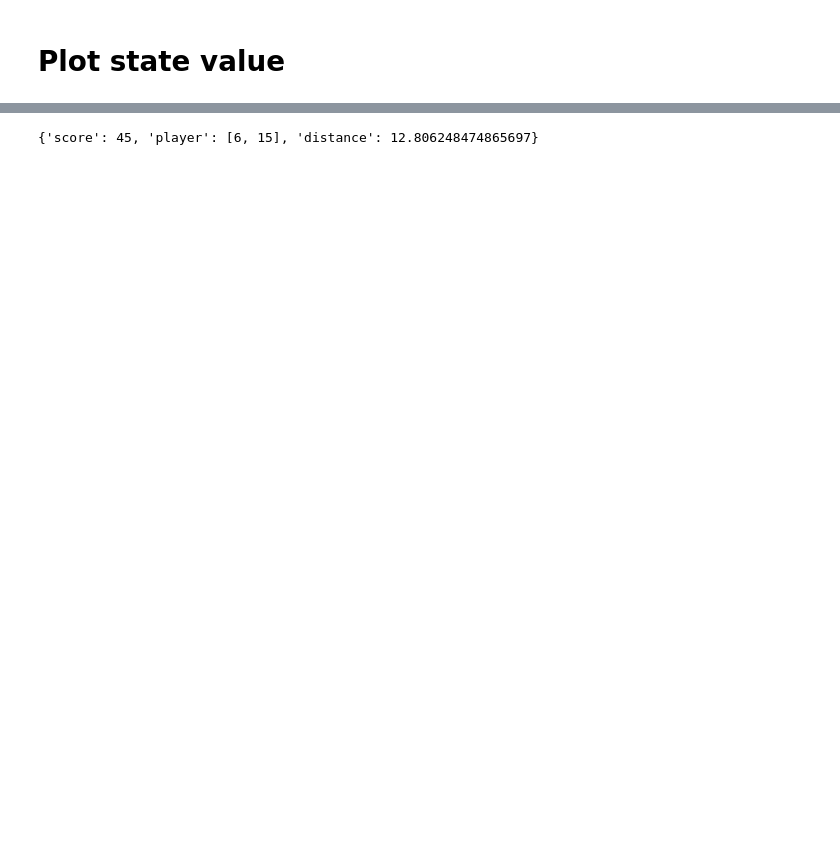
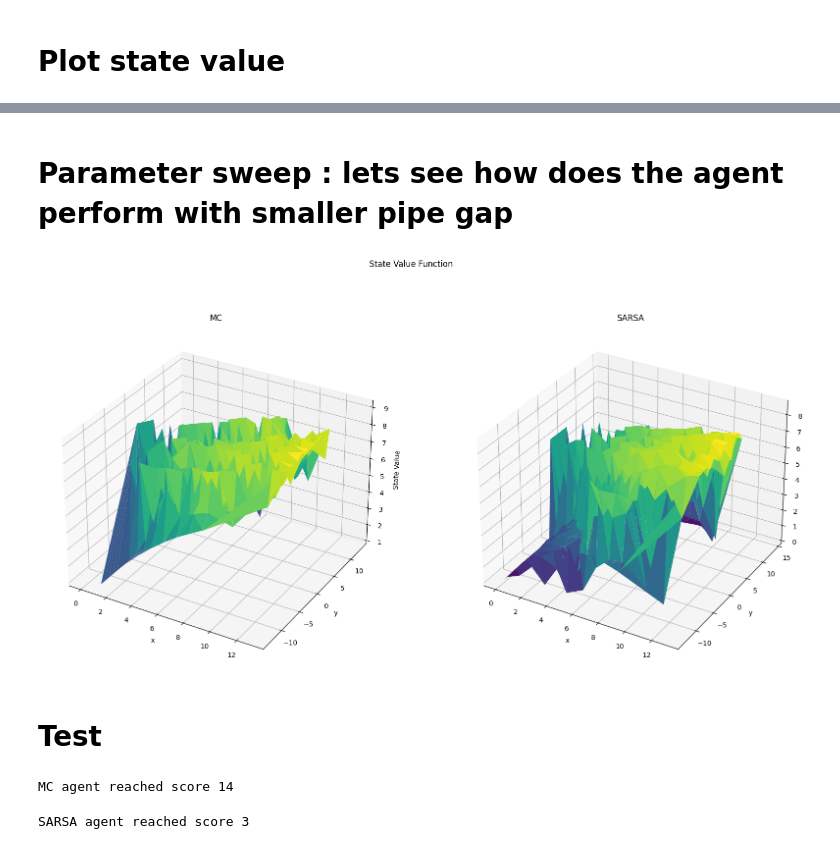
Before and after one commit to wangf10/text_flappy_bird, a Jupyter notebook: Francois_wang_individual_assignement.ipynb, the cells around one changed output, grey strips where cells are left out. Drawn from its saved outputs; the diff is of its cells as text; code cells hidden in the pictures; blank space fills up the shorter version.

```diff
--- a/Francois_wang_individual_assignement.ipynb
+++ b/Francois_wang_individual_assignement.ipynb
@@ -155,19 +187,67 @@ plt.show()
+# %% [markdown]
+# Parameter sweep : lets see how does the agent perform with smaller pipe gap
+# %%
+mc1 = MC_agent(gym.make('TextFlappyBird-v0', height = 15, width = 20, pipe_gap = 1))
+mc1.train()
+# %%
+sarsa1 = SARSA_agent(gym.make('TextFlappyBird-v0', height = 15, width = 20, pipe_gap = 1))
+sarsa1.train()
+# %%
+mc1.epsilon=0
+sarsa1.epsilon=0
+# %%
+Q_mc1 = copy.deepcopy(mc1.Q)
+V_mc1 = dict((k,np.max(v)) for k, v in Q_mc1.items())
+Q_sarsa1 = copy.deepcopy(sarsa1.Q)
+V_sarsa1 = dict((k,np.max(v)) for k, v in Q_sarsa1.items())
+# %%
+fig = plt.figure(figsize=(20, 10))
+ax = fig.add_subplot(121, projection='3d')
+ax2 = fig.add_subplot(122, projection='3d')
+ax.set_title('MC')
+ax2.set_title('SARSA')
+ax.set_xlabel('x')
+ax.set_ylabel('y')
+ax.set_zlabel('State Value')
+ax2.set_xlabel('x')
+ax2.set_ylabel('y')
+ax2.set_zlabel('State Value')
+ax.plot_trisurf([ast.literal_eval(k)[0] for k in V_mc1.keys()], [ast.literal_eval(k)[1] for k in V_mc1.keys()], list(V_mc1.values()), cmap='viridis')
+ax2.plot_trisurf([ast.literal_eval(k)[0] for k in V_sarsa1.keys()], [ast.literal_eval(k)[1] for k in V_sarsa1.keys()], list(V_sarsa1.values()), cmap='viridis')
+plt.suptitle('State Value Function')
+plt.show()
+# %% [output]
+[figure, added]
+# %% [markdown]
+# Test
 # %%
 env = gym.make('TextFlappyBird-v0', height = 15, width = 20, pipe_gap = 4)
-obs,_ = env.reset()
-import time
-# iterate
-
-while True:
-    action = sarsa.policy(obs)
-    obs, reward, done, _, info = env.step(action)
-    time.sleep(0.2)
+state,_ = env.reset()
+done = False
+while not done:
+    action = mc1.get_action(state)
+    state, _, done, _, info = env.step(action)
     if done:
-        print(info['score'])
         break
-
-env.close()
+    if info['score'] == 100:
+        print('MC agent reached score 100, lets stop')
+        break
+print('MC agent reached score', info['score'])
+# %% [output]
+MC agent reached score 14
-# %%
-info
-# %% [output]
-{'score': 45, 'player': [6, 15], 'distance': 12.806248474865697}
+# %%
+env = gym.make('TextFlappyBird-v0', height = 15, width = 20, pipe_gap = 4)
+state,_ = env.reset()
+done = False
+while not done:
+    action = sarsa1.get_action(state)
+    state, _, done, _, info = env.step(action)
+    if done:
+        break
+    if info['score'] == 100:
+        print('SARSA agent reached score 100, lets stop')
+        break
+
+print('SARSA agent reached score', info['score'])
+# %% [output]
+SARSA agent reached score 3
```
Also changed, not shown: parts of 6 cells of this notebook.
